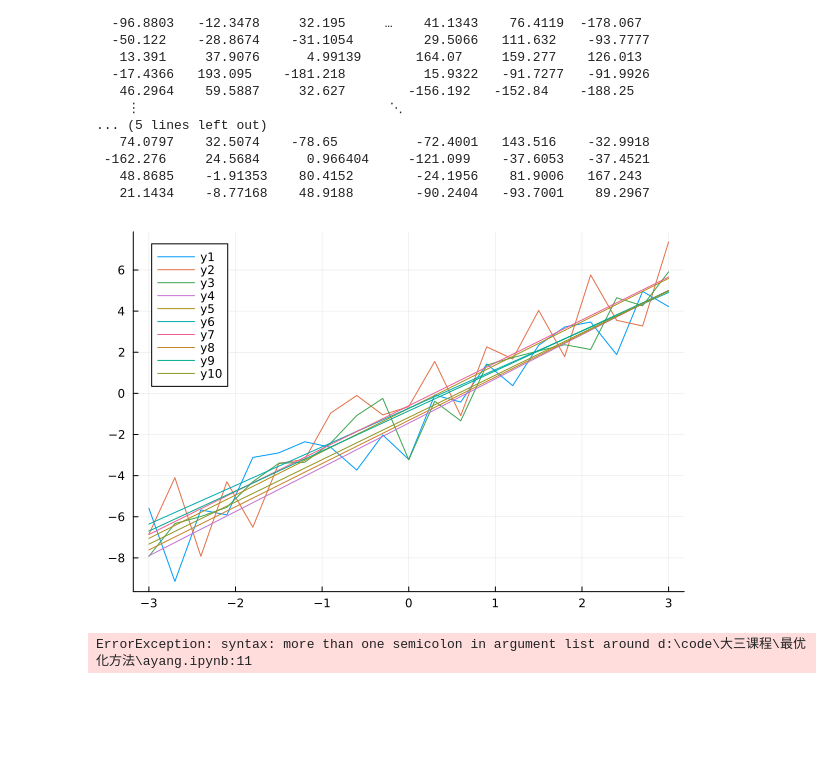
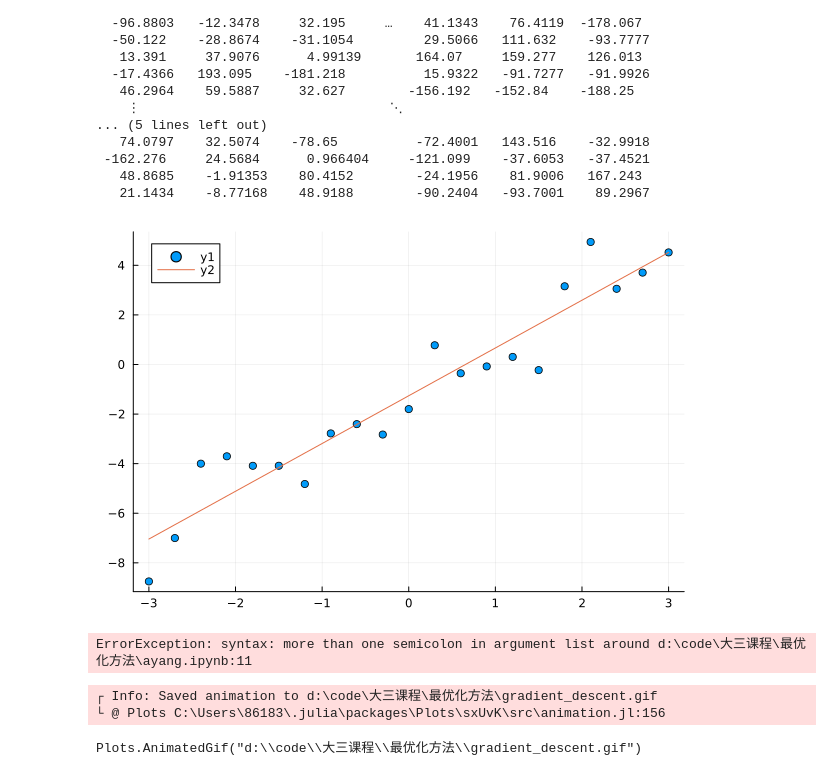
Before and after one commit to W-ayang/Junior_course, a Jupyter notebook: 最优化方法/ayang.ipynb, the cells around one changed output. Drawn from its saved outputs; the diff is of its cells as text; code cells hidden in the pictures; blank space fills up the shorter version.

```diff
--- a/最优化方法/ayang.ipynb
+++ b/最优化方法/ayang.ipynb
@@ -57,7 +57,7 @@ b = randn(Int(m))
 -623.3408063380225
 # %%
 import numpy as np
-m = 10000000
+m = 10000
 a = np.random.randn(m)
 b = np.random.randn(m)
 c = np.zeros(m)
@@ -99,24 +99,24 @@ a = randn(m,m)
 # %%
 using Plots
 x = -3:0.3:3
 m = length(x)
 y = 2x.-1
 y += 1.2 * randn(m)
-
+scatter(x,y)
 function loop(x,y)
     m = length(x)
     w,b = 0,0
     η = 0.01
     for i = 1:100
         error = w.*x .+ b - y;gw = x' * error
         gb = sum(error);w -= η *gw;b -= η *gb
     end
     w,b
 end
 w,b=loop(x,y)
 plot!(x,w.*x .+ b)
 # %% [output]
-[figure, old version]
+[figure, new version]
 # %%
 f(x) = x' * x
 function g(α;x,p)
@@ -132,3 +132,51 @@ for i = 1:length(α)
 end
 # %% [output]
 ErrorException: syntax: more than one semicolon in argument list around d:\code\大三课程\最优化方法\ayang.ipynb:11
+# %%
+using Plots
+
+x = -3:0.3:3
+m = length(x)
+y = 2x .- 1
+y += 1.5 * randn(m)
+scatter(x, y, label="Data")
+
+function loop(x, y)
+    m = length(x)
+    w, b = 0, 0
+    η = 0.01
+    # 存储每一步的参数值
+    w_history, b_history = Float64[], Float64[]
+    # 创建动画对象
+    anim = @animate for i in 1:100
+        error = w .* x .+ b .- y
+        gw = x' * error
+        gb = sum(error)
+        w -= η * gw
+        b -= η * gb
+
+        # 存储当前的参数值
+        push!(w_history, w)
+        push!(b_history, b)
+
+        # 清空之前的图像，只保留数据点
+        plot(x, y, seriestype = :scatter, label="Data")
+
+        # 绘制之前的拟合线
+        for j in 1:i
+            plot!(x, w_history[j] .* x .+ b_history[j], label="", legend=false)
+        end
+        # 绘制当前拟合线
+        plot!(x, w .* x .+ b, label="Current Iteration $i", legend=:topright, xlims=(-3, 3), ylims=(-10, 10))
+        xlabel!("x")
+        ylabel!("f(x)")
+        title!("\$f(x) = 2x - 1\$")
+    end
+
+    gif(anim, "gradient_descent.gif", fps = 10)
+end
+loop(x, y)
+# %% [output]
+┌ Info: Saved animation to d:\code\大三课程\最优化方法\gradient_descent.gif
+└ @ Plots C:\Users\86183\.julia\packages\Plots\sxUvK\src\animation.jl:156
+Plots.AnimatedGif("d:\\code\\大三课程\\最优化方法\\gradient_descent.gif")
```
Also changed, not shown: parts of 1 cell of this notebook, 6 other files.
